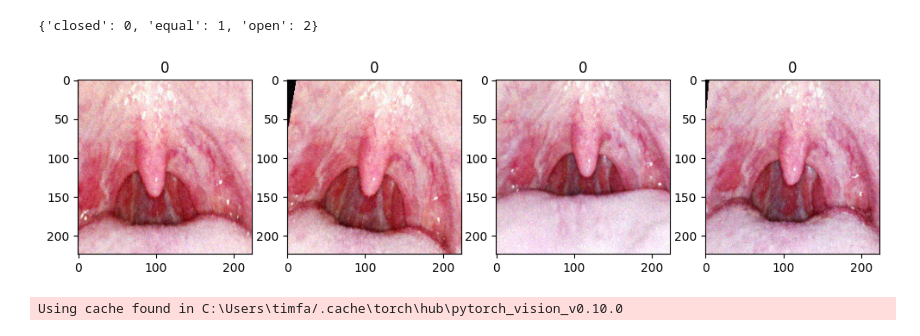
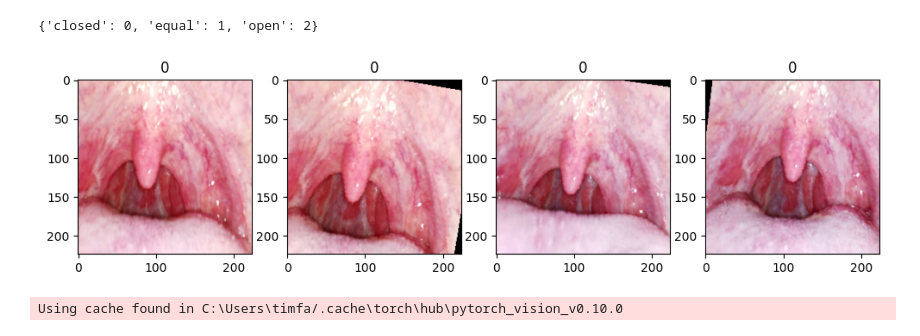
Before and after one commit to TimBerti/glottis-cv, a Jupyter notebook: notebooks/train.ipynb, the cells around one changed output. Saved outputs shown, nothing was run; the diff lists cells and outputs as text; code cells hidden in the pictures.

```diff
--- a/notebooks/train.ipynb
+++ b/notebooks/train.ipynb
@@ -13,47 +13,34 @@ import os
 # %%
 data_dir = '../data/'
 train_dir = data_dir + 'images/train/'
 valid_dir = data_dir + 'images/valid/'
-
-class AddRandomNoise(v2.Transform):
-    def __init__(self, mean=0.0, std=0.1):
-        self.mean = mean
-        self.std = std
-
-    def __call__(self, img):
-        noise = torch.randn(img.size()) * self.std + self.mean
-        return img + noise
-
-    def __repr__(self):
-        return f'{self.__class__.__name__}(mean={self.mean}, std={self.std})'
 
 transform = v2.Compose([
     v2.Resize((256, 256)),
     v2.RandomRotation(10),
     v2.RandomCrop(224),
     v2.ToImage(),
     v2.ToDtype(torch.float32, scale=True),
-    AddRandomNoise(mean=0.0, std=0.05),
     v2.Normalize(mean=[0.485, 0.456, 0.406], std=[0.229, 0.224, 0.225]),
 ])
 
 train_set = ImageFolder(train_dir, transform=transform, target_transform=None)
 valid_set = ImageFolder(valid_dir, transform=transform, target_transform=None)
 
 print(train_set.class_to_idx)
 
 fig, ax = plt.subplots(figsize=(12,8), ncols=4)
 for i in range(4):
     image, label = train_set[i]
 
     # change dimensions to matplotlib order, denormalize and clip RGB values to [0,1]
     rgb_img = (image.permute(1, 2, 0).numpy() * np.array([0.229, 0.224, 0.225]) + np.array([0.485, 0.456, 0.406])).clip(0, 1)
 
     ax[i].imshow(rgb_img)
     ax[i].set_title(label)
 # %% [output]
 {'closed': 0, 'equal': 1, 'open': 2}
-[figure, old version]
+[figure, new version]
 # %%
 def train_one_epoch(model, train_loader, criterion, optimizer, device):
     running_loss = 0.0
```
Also changed, not shown: parts of 3 cells of this notebook, 2 other files.
